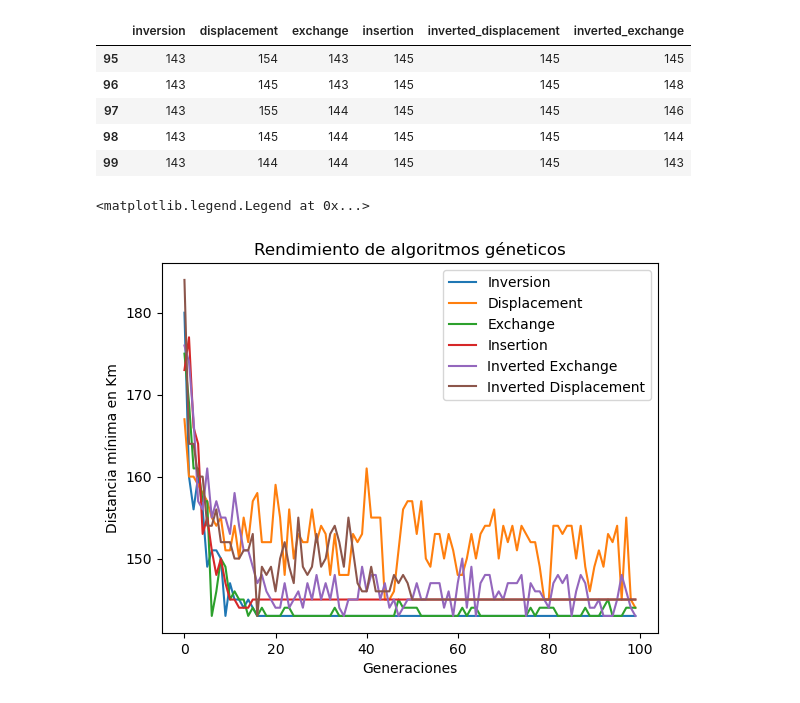
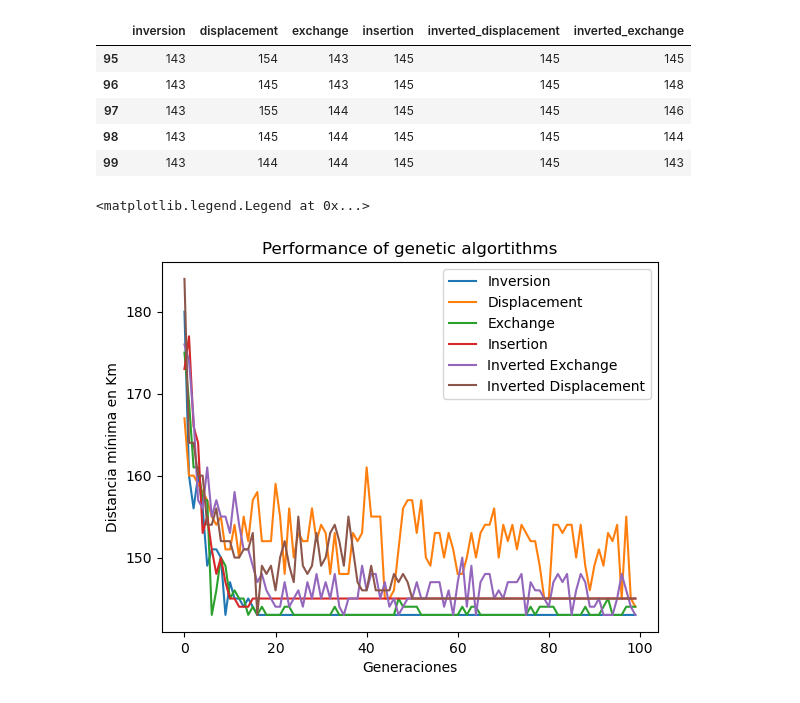
Before and after one commit to Thealf154/genetic_algorithm_tpl, a Jupyter notebook: graph2.ipynb, the cells around one changed output. Drawn from its saved outputs; the diff is of its cells as text; code cells hidden in the pictures.

```diff
--- a/graph2.ipynb
+++ b/graph2.ipynb
@@ -14,14 +14,14 @@ df.tail()
 # %%
 plt.plot(df['inversion'], label='Inversion')
 plt.plot(df['displacement'], label='Displacement')
 plt.plot(df['exchange'], label='Exchange')
 plt.plot(df['insertion'], label='Insertion')
 plt.plot(df['inverted_exchange'], label='Inverted Exchange')
 plt.plot(df['inverted_displacement'], label='Inverted Displacement')
 plt.ylabel('Distancia mínima en Km')
 plt.xlabel('Generaciones')
-plt.title('Rendimiento de algoritmos géneticos')
+plt.title('Performance of genetic algortithms')
 plt.legend()
 # %% [output]
 <matplotlib.legend.Legend at 0x...>
-[figure, old version]
+[figure, new version]
```
Also changed, not shown: 1 other file.
